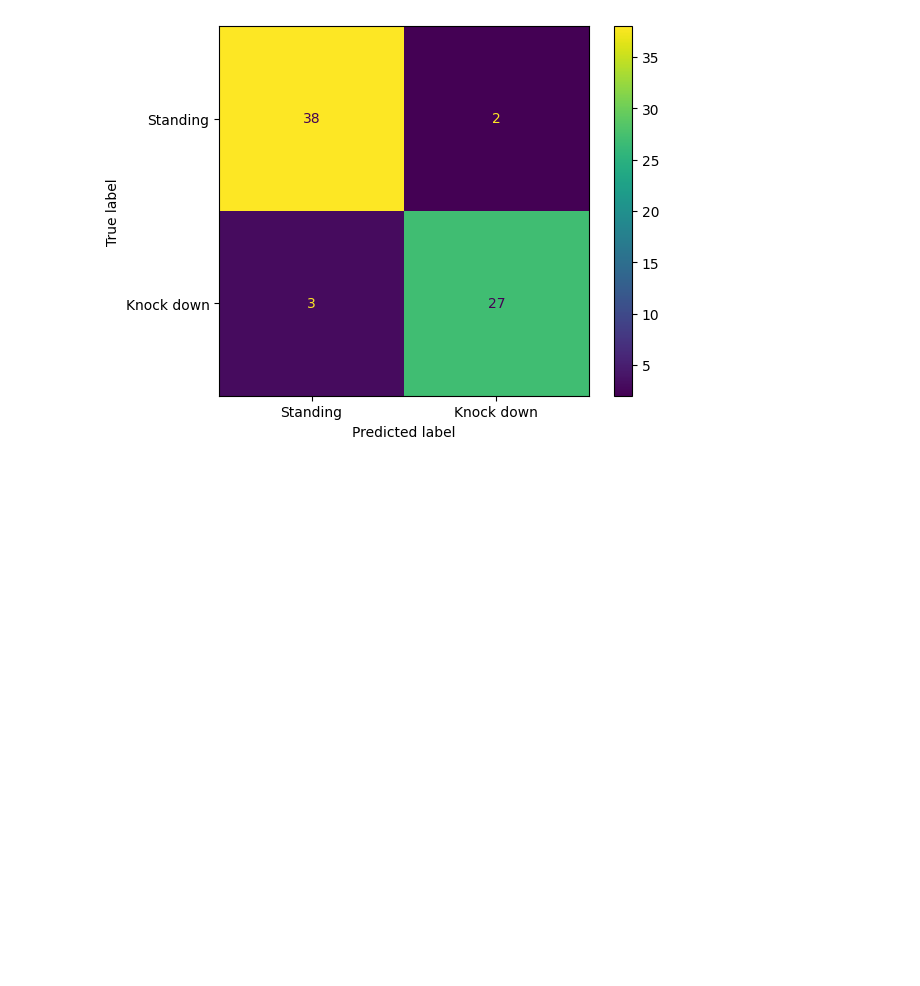
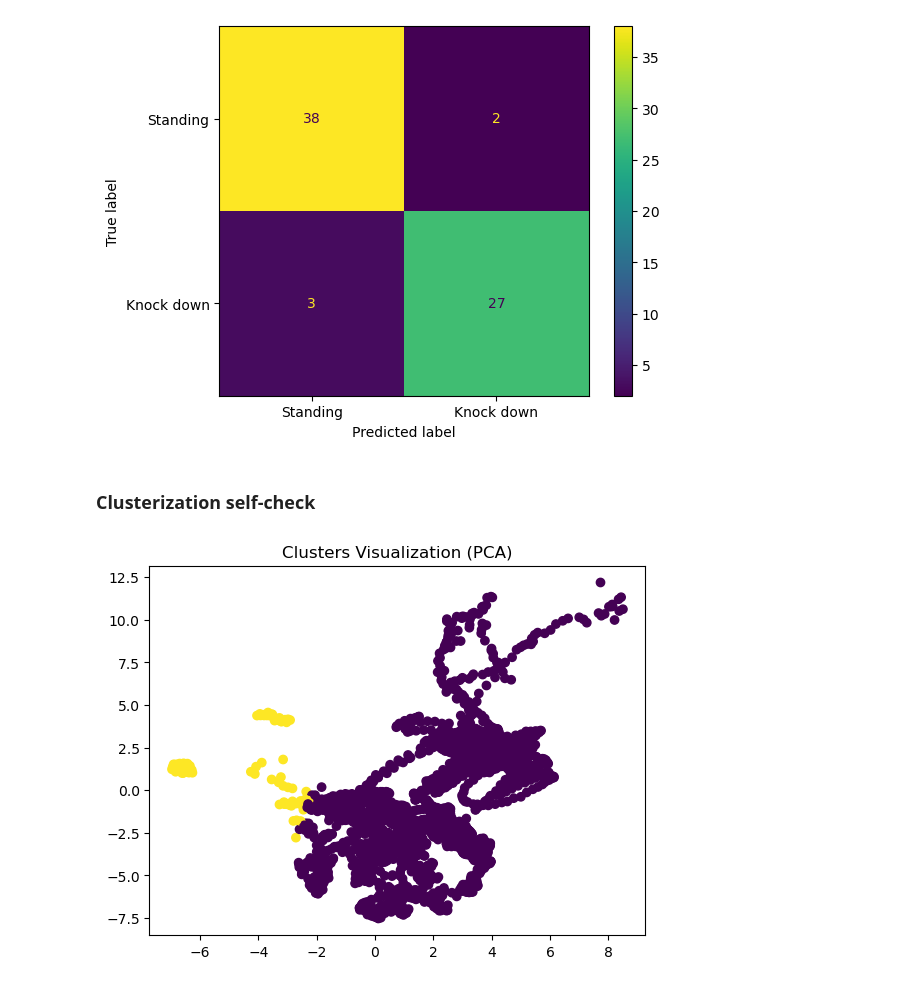
Before and after one commit to dmarszalik/strikes-detection, a Jupyter notebook: experiments/knock_down_detection.ipynb, the cells around one changed output. Cells and saved outputs as stored; diff of their text form; code cells hidden in the pictures; blank space fills up the shorter version.

```diff
--- a/experiments/knock_down_detection.ipynb
+++ b/experiments/knock_down_detection.ipynb
@@ -228,3 +255,31 @@ cm_display.plot()
 plt.show()
 # %% [output]
 [figure]
+# %% [markdown]
+### Clusterization self-check
+# %%
+from sklearn.cluster import KMeans
+
+X = normalized_data  # lub użyj danych przed normalizacją, jeśli nie została wykonana
+
+X_pca = pca.transform(X)
+# %%
+
+kmeans = KMeans(n_clusters=2, init='k-means++', max_iter=100, n_init=10, random_state=0)
+clusters = kmeans.fit_predict(X_pca)
+
+# Dodaj kolumnę z przypisanymi klastrami do DataFrame
+df['Cluster'] = clusters
+# %%
+df_plot = pd.DataFrame({
+    'PC1': X_pca[:, 0],
+    'PC2': X_pca[:, 1],
+    'Cluster': clusters
+})
+# %%
+# predicted clusters
+plt.scatter(df_plot['PC1'], df_plot['PC2'], c=df_plot['Cluster'], cmap='viridis')
+plt.title('Clusters Visualization (PCA)')
+plt.show()
+# %% [output]
+[figure, added]
```
Also changed, not shown: parts of 25 cells of this notebook, 9 other files.
